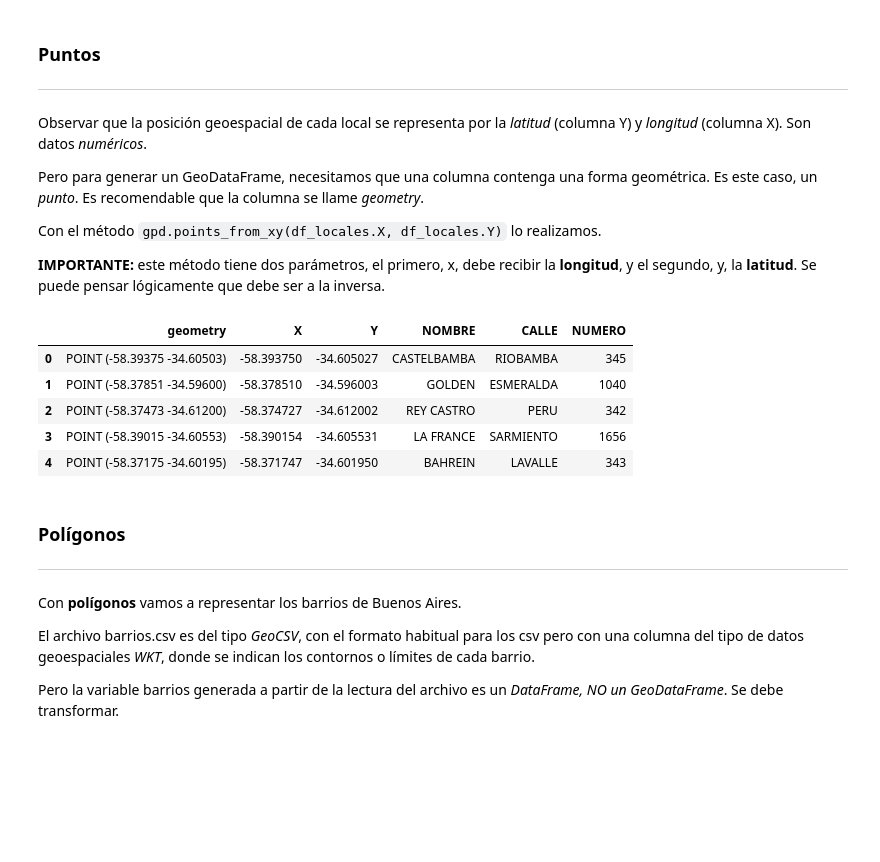
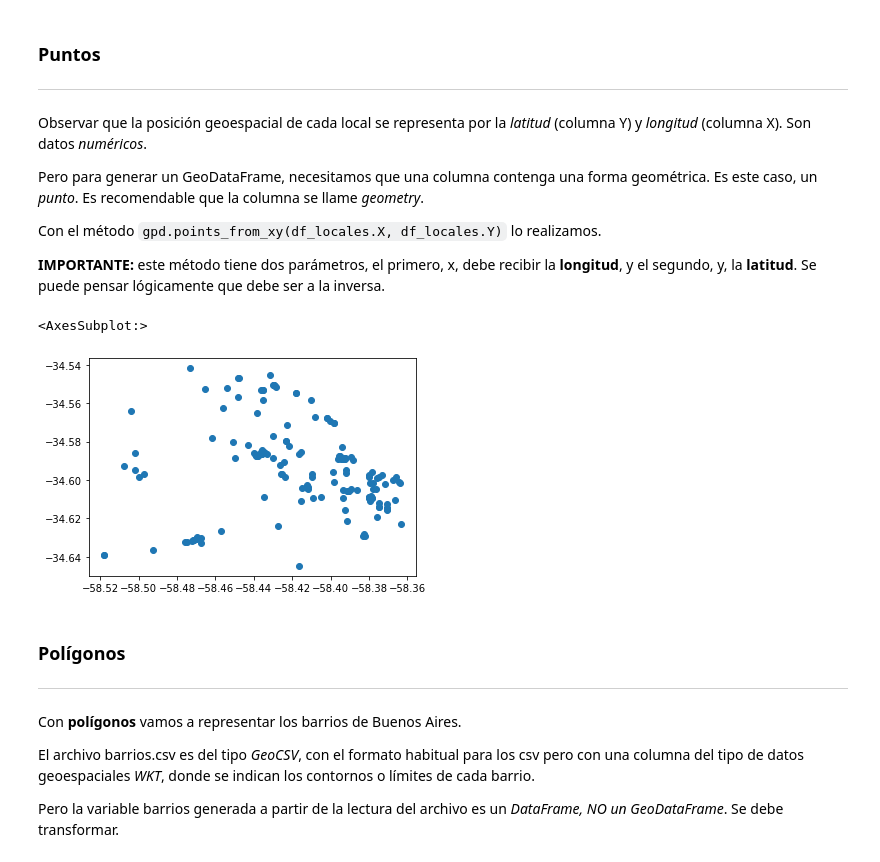
Before and after one commit to IonatanPerez/Cursos_DHDS_CN14, a Jupyter notebook: Clases/C7 - Geopandas/Presentacion/presentacion_clase_07.ipynb, the cells around one changed output. Drawn from its saved outputs; the diff is of its cells as text; code cells hidden in the pictures; blank space fills up the shorter version.

```diff
--- a/Clases/C7 - Geopandas/Presentacion/presentacion_clase_07.ipynb
+++ b/Clases/C7 - Geopandas/Presentacion/presentacion_clase_07.ipynb
@@ -258,15 +251,11 @@ Con el método `gpd.points_from_xy(df_locales.X, df_locales.Y)` lo realizamos.
 # %%
 geo_locales = gpd.GeoDataFrame(df_locales
                              ,geometry=gpd.points_from_xy(df_locales.X, df_locales.Y))
-
-geo_locales.loc[:4, ['geometry', 'X', 'Y','NOMBRE','CALLE','NUMERO']]
+geo_locales.plot()
+#geo_locales.loc[:4, ['geometry', 'X', 'Y','NOMBRE','CALLE','NUMERO']]
 # %% [output]
-|  | geometry | X | Y | NOMBRE | CALLE | NUMERO |
-| 0 | POINT (-58.39375 -34.60503) | -58.393750 | -34.605027 | CASTELBAMBA | RIOBAMBA | 345 |
-| 1 | POINT (-58.37851 -34.59600) | -58.378510 | -34.596003 | GOLDEN | ESMERALDA | 1040 |
-| 2 | POINT (-58.37473 -34.61200) | -58.374727 | -34.612002 | REY CASTRO | PERU | 342 |
-| 3 | POINT (-58.39015 -34.60553) | -58.390154 | -34.605531 | LA FRANCE | SARMIENTO | 1656 |
-| 4 | POINT (-58.37175 -34.60195) | -58.371747 | -34.601950 | BAHREIN | LAVALLE | 343 |
+<AxesSubplot:>
+[figure, added]
 # %% [markdown]
 ### Polígonos
 
```
Also changed, not shown: parts of 10 cells of this notebook, 1 other file.
